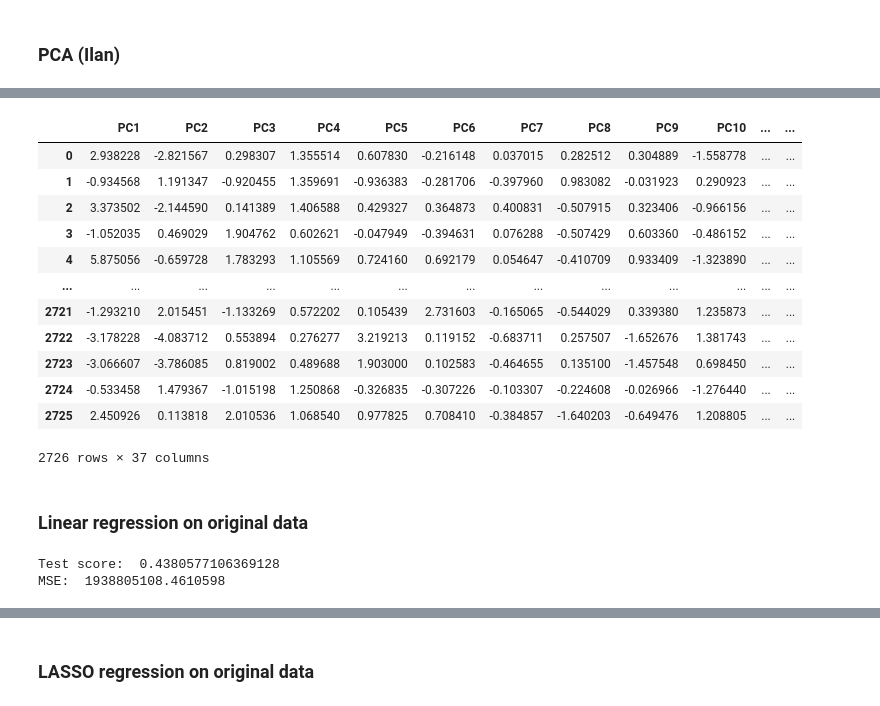
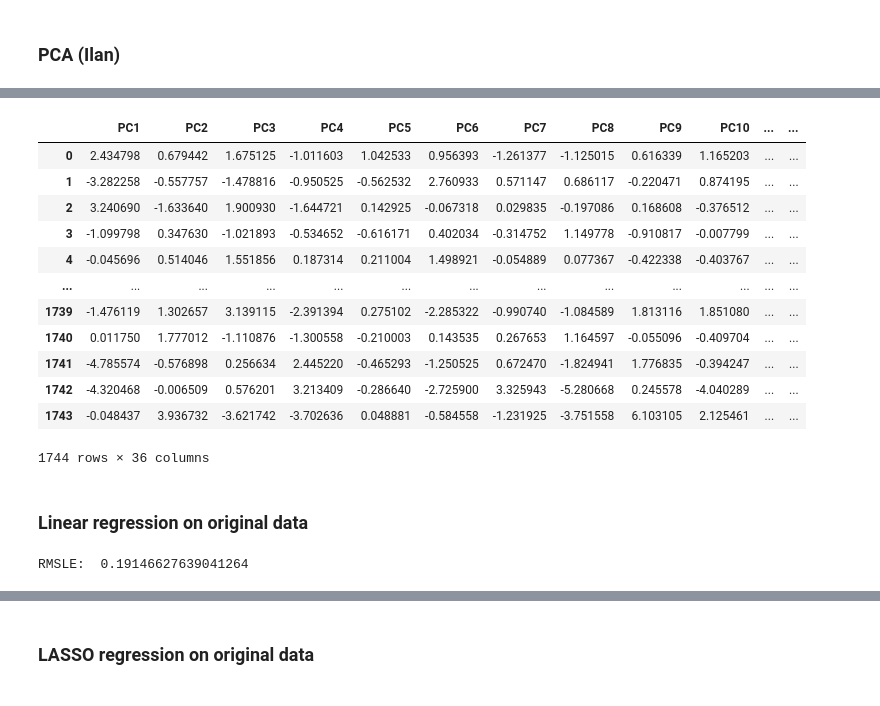
Before and after one commit to ss16318/AML_Group_3, a Jupyter notebook: Penny_regression.ipynb, the cells around one changed output, grey strips where cells are left out. Cells and saved outputs as stored; diff of their text form; code cells hidden in the pictures.

```diff
--- a/Penny_regression.ipynb
+++ b/Penny_regression.ipynb
@@ -166,40 +182,40 @@ n_components = np.where(np.cumsum(explained_variance_ratio) >= 0.80)[0][0] + 1
 # %%
 #Perform PCA with the optimal number of principal components:
 pca_optimal = PCA(n_components=n_components)
-df_x_pca = pca_optimal.fit_transform(df_x_scaled)
+
+X_train_pca = pca_optimal.fit_transform(X_train_scaled)
+X_val_pca = pca_optimal.fit_transform(X_val_scaled)
+X_test_pca = pca_optimal.fit_transform(X_test_scaled)
 # %%
 # Create a DataFrame with principal components and columns named 'PC1', 'PC2', etc.
-df_principal_components = pd.DataFrame(df_x_pca, columns=['PC' + str(i + 1) for i in range(n_components)])
+df_principal_components = pd.DataFrame(X_train_pca, columns=['PC' + str(i + 1) for i in range(n_components)])
+df_principal_components
+# %% [output]
+|  | PC1 | PC2 | PC3 | PC4 | PC5 | PC6 | PC7 | PC8 | PC9 | PC10 | ... | ... |
+| 0 | 2.434798 | 0.679442 | 1.675125 | -1.011603 | 1.042533 | 0.956393 | -1.261377 | -1.125015 | 0.616339 | 1.165203 | ... | ... |
+| 1 | -3.282258 | -0.557757 | -1.478816 | -0.950525 | -0.562532 | 2.760933 | 0.571147 | 0.686117 | -0.220471 | 0.874195 | ... | ... |
+| 2 | 3.240690 | -1.633640 | 1.900930 | -1.644721 | 0.142925 | -0.067318 | 0.029835 | -0.197086 | 0.168608 | -0.376512 | ... | ... |
+| 3 | -1.099798 | 0.347630 | -1.021893 | -0.534652 | -0.616171 | 0.402034 | -0.314752 | 1.149778 | -0.910817 | -0.007799 | ... | ... |
+| 4 | -0.045696 | 0.514046 | 1.551856 | 0.187314 | 0.211004 | 1.498921 | -0.054889 | 0.077367 | -0.422338 | -0.403767 | ... | ... |
+| ... | ... | ... | ... | ... | ... | ... | ... | ... | ... | ... | ... | ... |
+| 1739 | -1.476119 | 1.302657 | 3.139115 | -2.391394 | 0.275102 | -2.285322 | -0.990740 | -1.084589 | 1.813116 | 1.851080 | ... | ... |
+| 1740 | 0.011750 | 1.777012 | -1.110876 | -1.300558 | -0.210003 | 0.143535 | 0.267653 | 1.164597 | -0.055096 | -0.409704 | ... | ... |
+| 1741 | -4.785574 | -0.576898 | 0.256634 | 2.445220 | -0.465293 | -1.250525 | 0.672470 | -1.824941 | 1.776835 | -0.394247 | ... | ... |
+| 1742 | -4.320468 | -0.006509 | 0.576201 | 3.213409 | -0.286640 | -2.725900 | 3.325943 | -5.280668 | 0.245578 | -4.040289 | ... | ... |
+| 1743 | -0.048437 | 3.936732 | -3.621742 | -3.702636 | 0.048881 | -0.584558 | -1.231925 | -3.751558 | 6.103105 | 2.125461 | ... | ... |
+1744 rows × 36 columns
-# %%
-df_principal_components
-# %% [output]
-|  | PC1 | PC2 | PC3 | PC4 | PC5 | PC6 | PC7 | PC8 | PC9 | PC10 | ... | ... |
-| 0 | 2.938228 | -2.821567 | 0.298307 | 1.355514 | 0.607830 | -0.216148 | 0.037015 | 0.282512 | 0.304889 | -1.558778 | ... | ... |
-| 1 | -0.934568 | 1.191347 | -0.920455 | 1.359691 | -0.936383 | -0.281706 | -0.397960 | 0.983082 | -0.031923 | 0.290923 | ... | ... |
-| 2 | 3.373502 | -2.144590 | 0.141389 | 1.406588 | 0.429327 | 0.364873 | 0.400831 | -0.507915 | 0.323406 | -0.966156 | ... | ... |
-| 3 | -1.052035 | 0.469029 | 1.904762 | 0.602621 | -0.047949 | -0.394631 | 0.076288 | -0.507429 | 0.603360 | -0.486152 | ... | ... |
-| 4 | 5.875056 | -0.659728 | 1.783293 | 1.105569 | 0.724160 | 0.692179 | 0.054647 | -0.410709 | 0.933409 | -1.323890 | ... | ... |
-| ... | ... | ... | ... | ... | ... | ... | ... | ... | ... | ... | ... | ... |
-| 2721 | -1.293210 | 2.015451 | -1.133269 | 0.572202 | 0.105439 | 2.731603 | -0.165065 | -0.544029 | 0.339380 | 1.235873 | ... | ... |
-| 2722 | -3.178228 | -4.083712 | 0.553894 | 0.276277 | 3.219213 | 0.119152 | -0.683711 | 0.257507 | -1.652676 | 1.381743 | ... | ... |
-| 2723 | -3.066607 | -3.786085 | 0.819002 | 0.489688 | 1.903000 | 0.102583 | -0.464655 | 0.135100 | -1.457548 | 0.698450 | ... | ... |
-| 2724 | -0.533458 | 1.479367 | -1.015198 | 1.250868 | -0.326835 | -0.307226 | -0.103307 | -0.224608 | -0.026966 | -1.276440 | ... | ... |
-| 2725 | 2.450926 | 0.113818 | 2.010536 | 1.068540 | 0.977825 | 0.708410 | -0.384857 | -1.640203 | -0.649476 | 1.208805 | ... | ... |
-2726 rows × 37 columns
 # %% [markdown]
 ### Linear regression on original data
 # %%
 from warnings import simplefilter
 from sklearn.exceptions import ConvergenceWarning
 simplefilter("ignore", category=ConvergenceWarning)
-# %%
-linear = LinearRegression()
-linear.fit(df_x_train, df_y_train)
-
-print("Test score: ", r2_score(df_y_test, linear.predict(df_x_test)))
-print("MSE: ", mean_squared_error(df_y_test, linear.predict(df_x_test)))
-# %% [output]
-Test score:  0.4380577106369128
-MSE:  1938805108.4610598
+# %%
+linear = LinearRegression()
+linear.fit(X_train, y_train)
+
+print("RMSLE: ", np.sqrt(mean_squared_log_error(y_test, linear.predict(X_test))))
+# %% [output]
+RMSLE:  0.19146627639041264
 # %%
 # plot feature importance
```
Also changed, not shown: parts of 16 cells of this notebook.
